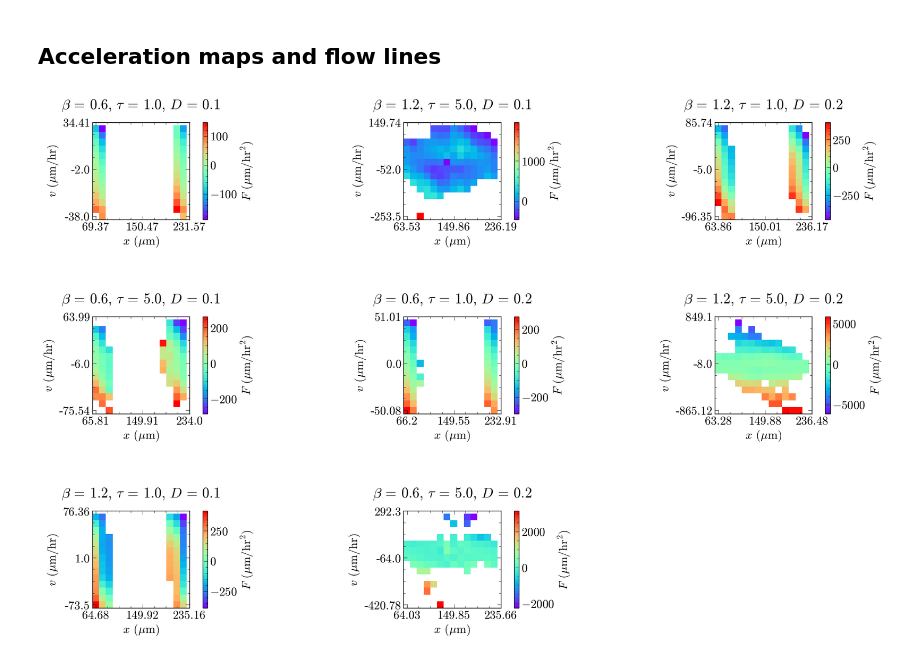
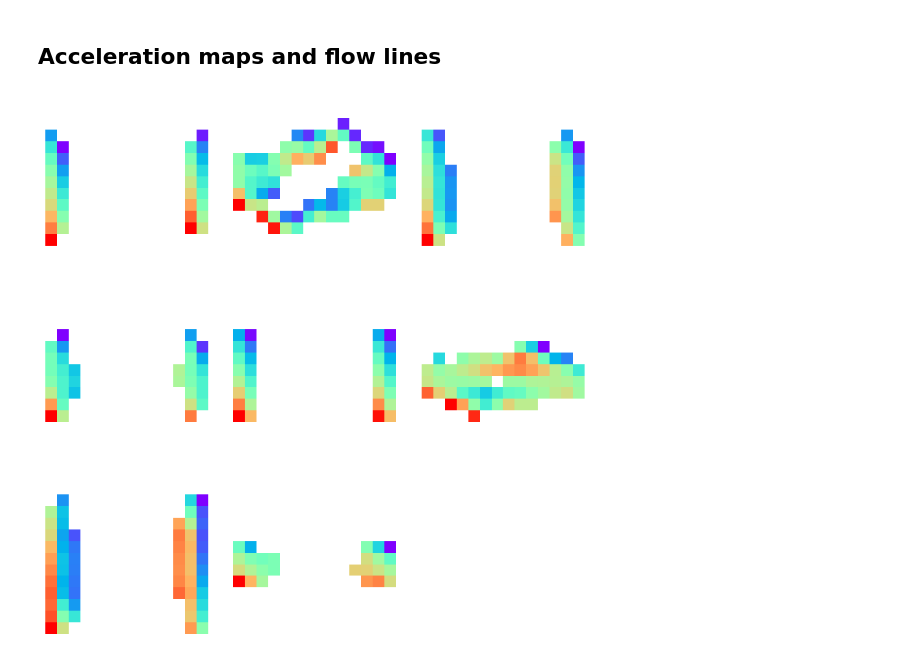
Before and after one commit to pedromzadeh/CCAM, a Jupyter notebook: driver/maps.ipynb, the cells around one changed output. Cells and saved outputs as stored; diff of their text form; code cells hidden in the pictures.

Commit message:
process everything at once with nice global plots

```diff
--- a/driver/maps.ipynb
+++ b/driver/maps.ipynb
@@ -17,17 +20,21 @@ dt = n_stats * 0.002 * min_factor / 60  # dt between each recorded observation,
 # %%
 from glob import glob
 
+files = glob("data/large/fulltake_gid*.pkl")
 data = []
-for gid in range(8):
-    df = pd.read_pickle(f"data/medium/grid_id{gid}.pkl")
-    df.rename(columns={"grid id" : "gid", "run id" : "rid"}, inplace=True)
-    df["timestamp[hr]"] = df.index * dt
+for file in files:
+    df = pd.read_pickle(file)
     df.x *= mu_factor
     df.y *= mu_factor
     data.append(df)
 
 print(f"Loaded {len(data)} configurations.")
-[print(f"\t - Grid {gid}: {len(df)} total data points | {len(df.rid.unique())} runs | {len(df[df.rid==0])} data points / run") for gid, df in zip(range(8), data)]
+[
+    print(
+        f"\t - Grid {gid}: {len(df)} total data points | {len(df.rid.unique())} runs | {len(df[df.rid==0])} data points / run"
+    )
+    for gid, df in zip(range(8), data)
+]
 display(data[0])
 # %% [output]
 Loaded 8 configurations.
@@ -90,98 +162,61 @@ plt.show()
 # %% [markdown]
 ## Acceleration maps and flow lines
 # %%
-fig1, axs1 = plt.subplots(3, 3, figsize=(20, 12))
-fig2, axs2 = plt.subplots(3, 3, figsize=(12, 12))
+fig1, axs1 = plt.subplots(3, 3, figsize=(8, 8))
+fig2, axs2 = plt.subplots(3, 3, figsize=(8, 8))
 
 x, y = np.meshgrid([0, 1, 2], [0, 1, 2])
 
-for i, j, df_gid in zip(x.flatten(), y.flatten(), data):
+for i, j, df_gid, my_grid in zip(x.flatten(), y.flatten(), data, global_x_v_a):
     beta = df_gid.beta.iloc[0]
     tau = df_gid.tau.iloc[0]
     D = df_gid.D.iloc[0]
-    axs1[i, j].set_title(rf"$\beta$ = {beta}, $\tau$ = {tau}, $D$ = {D}", y=1.1)
-    axs2[i, j].set_title(rf"$\beta$ = {beta}, $\tau$ = {tau}, $D$ = {D}", y=1.1)
+    # axs1[i, j].set_title(rf"$\beta$ = {beta}, $\tau$ = {tau}, $D$ = {D}", y=1.1)
+    # axs2[i, j].set_title(rf"$\beta$ = {beta}, $\tau$ = {tau}, $D$ = {D}", y=1.1)
 
-    # x, v, a values for this entire config
-    grid_x_v_a = []
-
-    # compute speed and acc for each run
-    for rid, df_rid in df_gid.groupby("rid"):
-        x_v_a = analysis.calc_v_a_from_position(df_rid.x, dt)
-        x_v_a["gid"] = df_rid.gid.iloc[0]
-        x_v_a["rid"] = df_rid.rid.iloc[0]
-        grid_x_v_a.append(x_v_a)
-
-    # consider the entire config to set bounds of acc field
-    grid_x_v_a = pd.concat(grid_x_v_a)
-    bounds = grid_x_v_a.agg(["min", "max"])
+    bounds = my_grid.agg(["min", "max"])
     xmin, xmax = bounds["x"]
     vmin, vmax = bounds["v"]
 
-    nbins = 14
-    dx = (xmax - xmin) / nbins
-    dv = (vmax - vmin) / nbins
-
-    x1 = ("x", xmin, dx)
-    x2 = ("v", vmin, dv)
-
-    analysis.get_bin_indices(grid_x_v_a, nbins, x1, x2)
-
-    # make acc field for each run
-    # acc_map = []
-    # for rid, df_rid in grid_x_v_a.groupby("rid"):
-    #     map_a = analysis.map_a(df_rid, nbins, "x_bin", "v_bin")
-    #     acc_map.append(map_a)
-
-    # acc_map = np.nanmean(acc_map, axis=0)
-
-    acc_map = analysis.map_a(grid_x_v_a, nbins, "x_bin", "v_bin")
+    acc_map = analysis.map_a(my_grid, nbins, "x_bin", "v_bin", min_pts=2000)
 
     # PLOT ACC MAP
-    im = axs1[i, j].imshow(acc_map, origin="lower", interpolation="none", cmap="rainbow")
+    im = axs1[i, j].imshow(
+        acc_map, origin="lower", interpolation="none", cmap="rainbow"
+    )
     axs1[i, j].set_xticks(
         [0, nbins // 2, nbins],
         [round(xmin, 2), round((xmin + xmax) / 2, 2), round(xmax, 2)],
     )
     axs1[i, j].set_yticks(
         [0, nbins // 2, nbins],
         [round(vmin, 2), round((vmin + vmax) / 2, 0), round(vmax, 2)],
     )
-    cbar = fig1.colorbar(im, ax=axs1[i, j])
-    cbar.set_label(r"$F$ ($\mu$m/hr$^2$)")
-    axs1[i, j].set_xlabel(r"$x$ ($\mu$m)")
-    axs1[i, j].set_ylabel(r"$v$ ($\mu$m/hr)")
+    # cbar = fig1.colorbar(im, ax=axs1[i, j])
+    # cbar.set_label(r"$F$ ($\mu$m/hr$^2$)")
+    # axs1[i, j].set_xlabel(r"$x$ ($\mu$m)")
+    # axs1[i, j].set_ylabel(r"$v$ ($\mu$m/hr)")
 
     # PLOT FLOW LINES
     X, Y = np.meshgrid(np.linspace(xmin, xmax, nbins), np.linspace(vmin, vmax, nbins))
 
-    # axs2[i, j].streamplot(X, Y, Y, acc_map, linewidth=2, color=acc_map, cmap="rainbow", density=1.5)
-    x = np.linspace(xmin, xmax, 100)
-    y = np.linspace(vmin, vmax, 100)
-    pts = np.array(list(zip(x, y)))
+    axs2[i, j].streamplot(
+        X, Y, Y, acc_map, linewidth=2, color=acc_map, cmap="rainbow", density=1.5
+    )
 
-    try:
-        axs2[i, j].streamplot(X, Y, Y, acc_map, linewidth=2, color=acc_map, cmap="rainbow", start_points=pts, integration_direction="both", density=10)
-        axs2[i, j].set_xlabel(r"$x$ ($\mu$m)")
-        axs2[i, j].set_ylabel(r"$v$ ($\mu$m/hr)")
-    except:
-        None
-    # c = plt.get_cmap("Set2")(3)
-    # plt.quiver(X, Y, Y, acc_map, np.where(acc_map > 0, 1, 0), cmap="Set2", width=0.007)
-    # plt.streamplot(X, Y, Y, acc_map, linewidth=2, color=c)
-    # plt.xlabel(r"$x$ ($\mu$m)")
-    # plt.ylabel(r"$v$ ($\mu$m/hr)")
-    # plt.show()
+    axs1[i, j].axis("off")
+    axs2[i, j].axis("off")
+
 
 axs1[2, 2].remove()
 axs2[2, 2].remove()
 
 fig1.tight_layout()
-fig1.subplots_adjust(hspace=1)
+# fig1.subplots_adjust(hspace=1)
 
 fig2.tight_layout()
-fig2.subplots_adjust(hspace=1)
+# fig2.subplots_adjust(hspace=1)
 
 plt.show()
 # %% [output]
-[figure, old version]
+[figure, new version]
```
Also changed, not shown: parts of 11 cells of this notebook.
